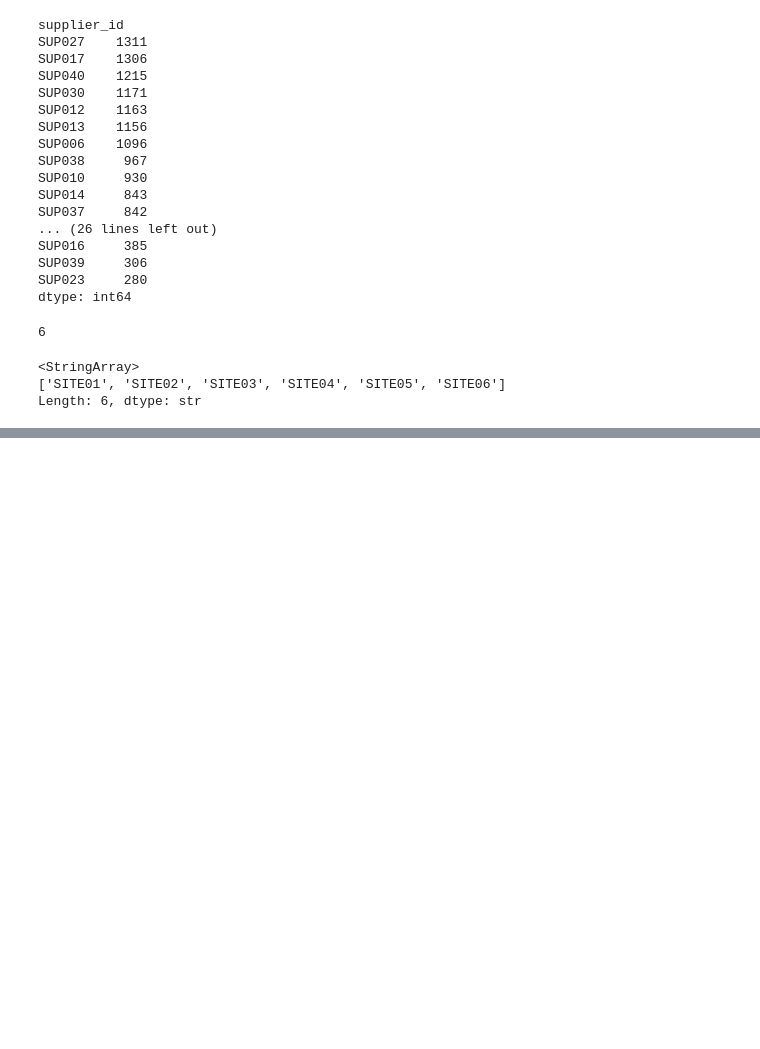
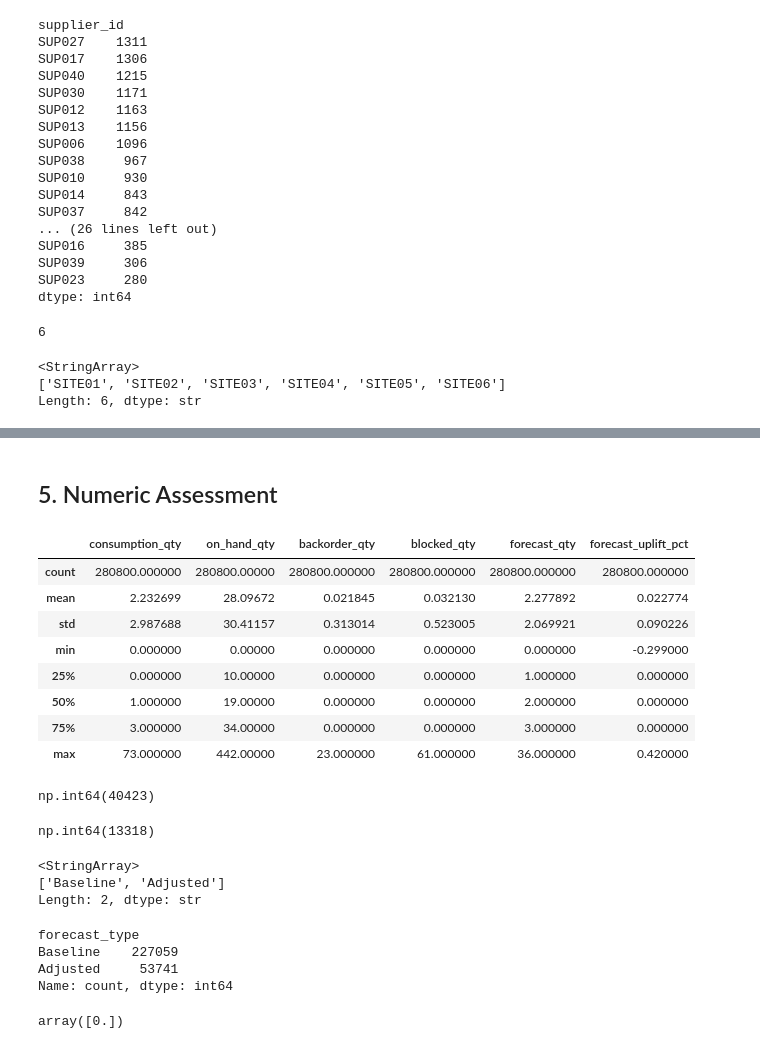
Before and after one commit to SeanNeedham/AeroFlow-Supply-Chain-Analytics, a Jupyter notebook: Python/01_data_profiling.ipynb, the cells around one changed output, grey strips where cells are left out. Cells and saved outputs as stored; diff of their text form; code cells hidden in the pictures; blank space fills up the shorter version.

```diff
--- a/Python/01_data_profiling.ipynb
+++ b/Python/01_data_profiling.ipynb
@@ -511,0 +712,2 @@ Overall, the purchase order data is structurally consistent. The main findings r
+# %%
+supply_chain_history = pd.read_csv("../data/raw/supply_chain_history.csv")
@@ -511,0 +810,49 @@ Overall, the purchase order data is structurally consistent. The main findings r
+# %% [markdown]
+## 5. Numeric Assessment
+# %%
+supply_chain_history[
+    [
+        "consumption_qty",
+        "on_hand_qty",
+        "backorder_qty",
+        "blocked_qty",
+        "forecast_qty",
+        "forecast_uplift_pct"
+    ]
+].describe()
+# %% [output]
+|  | consumption_qty | on_hand_qty | backorder_qty | blocked_qty | forecast_qty | forecast_uplift_pct |
+| count | 280800.000000 | 280800.00000 | 280800.000000 | 280800.000000 | 280800.000000 | 280800.000000 |
+| mean | 2.232699 | 28.09672 | 0.021845 | 0.032130 | 2.277892 | 0.022774 |
+| std | 2.987688 | 30.41157 | 0.313014 | 0.523005 | 2.069921 | 0.090226 |
+| min | 0.000000 | 0.00000 | 0.000000 | 0.000000 | 0.000000 | -0.299000 |
+| 25% | 0.000000 | 10.00000 | 0.000000 | 0.000000 | 1.000000 | 0.000000 |
+| 50% | 1.000000 | 19.00000 | 0.000000 | 0.000000 | 2.000000 | 0.000000 |
+| 75% | 3.000000 | 34.00000 | 0.000000 | 0.000000 | 3.000000 | 0.000000 |
+| max | 73.000000 | 442.00000 | 23.000000 | 61.000000 | 36.000000 | 0.420000 |
+# %%
+(supply_chain_history["forecast_uplift_pct"] > 0).sum()
+# %% [output]
+np.int64(40423)
+# %%
+(supply_chain_history["forecast_uplift_pct"] < 0).sum()
+# %% [output]
+np.int64(13318)
+# %%
+supply_chain_history["forecast_type"].unique()
+# %% [output]
+<StringArray>
+['Baseline', 'Adjusted']
+Length: 2, dtype: str
+# %%
+supply_chain_history["forecast_type"].value_counts()
+# %% [output]
+forecast_type
+Baseline    227059
+Adjusted     53741
+Name: count, dtype: int64
+# %%
+supply_chain_history[
+    supply_chain_history["forecast_type"] == "Bassline"]["forecast_uplift_pct"].unique()
+# %% [output]
+array([0.])
```
Also changed, not shown: parts of 75 cells of this notebook.
